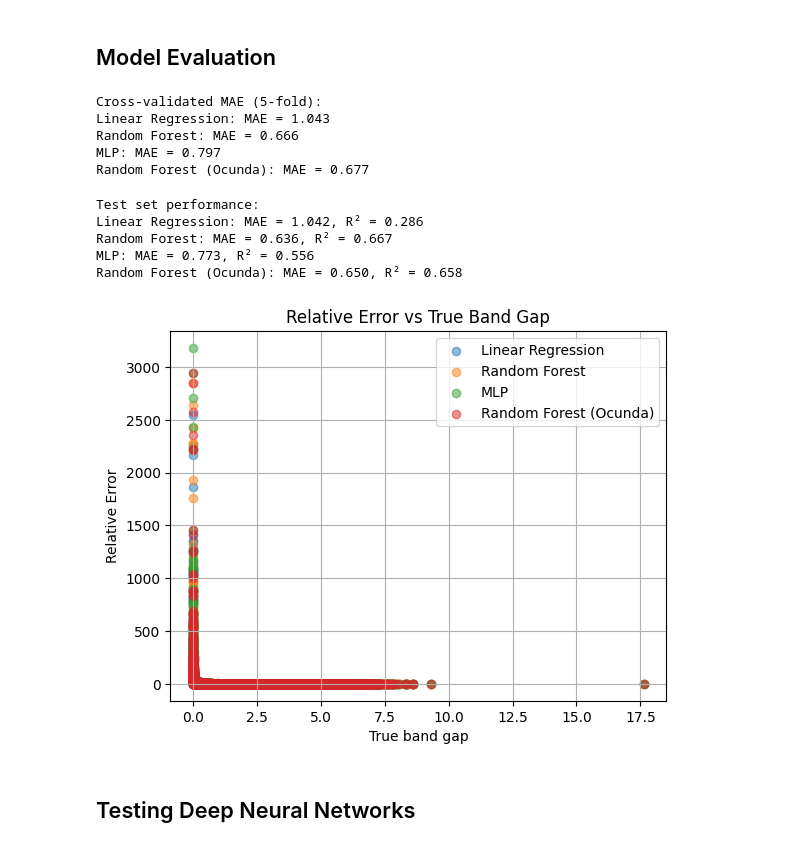
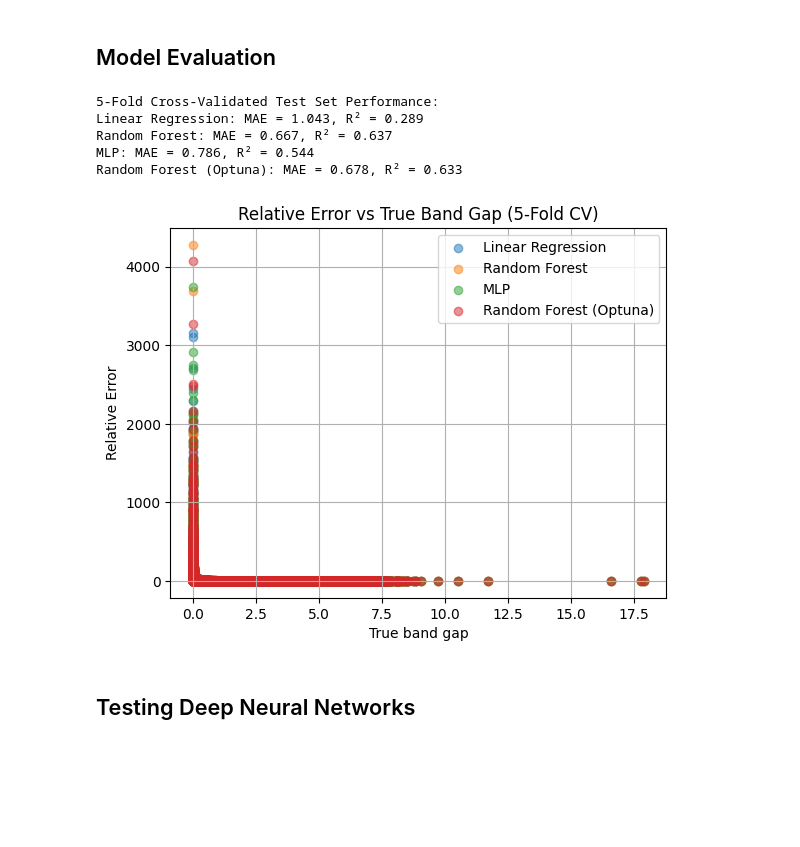
Before and after one commit to immischein/ML-bandgap, a Jupyter notebook: DNN_MAE_Optimization.ipynb, the cells around one changed output. Drawn from its saved outputs; the diff is of its cells as text; code cells hidden in the pictures; blank space fills up the shorter version.

```diff
--- a/DNN_MAE_Optimization.ipynb
+++ b/DNN_MAE_Optimization.ipynb
@@ -271,7 +271,7 @@ models = {
     "Linear Regression": LinearRegression(),
     "Random Forest": RandomForestRegressor(n_estimators=100, random_state=42, n_jobs=-1),
     "MLP": MLPRegressor(hidden_layer_sizes=(100, 50), max_iter=500, early_stopping=True, random_state=42),
-    "Random Forest (Ocunda)" : RandomForestRegressor(
+    "Random Forest (Optuna)" : RandomForestRegressor(
     random_state=42,
     n_estimators=800, # number of trees
     max_depth=39, # maximum depth of the individual trees is unlimited
@@ -283,55 +283,38 @@ models = {
 }
 # %% [markdown]
 ## Model Evaluation
-# %%
-# train models
-# Cross validation with 5 folds is a typical choice
-print("\nCross-validated MAE (5-fold):")
-for name, model in models.items():
-    pipeline = make_pipeline(preprocessor, model)
-    scores = cross_val_score(pipeline, X_train, y_train,
-                             scoring="neg_mean_absolute_error", cv=5)
-    print(f"{name}: MAE = {-np.mean(scores):.3f}")
-# %% [output]
-Cross-validated MAE (5-fold):
-Linear Regression: MAE = 1.043
-Random Forest: MAE = 0.666
-MLP: MAE = 0.797
-Random Forest (Ocunda): MAE = 0.677
 # %%
-# Fit on full training set and evaluate on test set
+from sklearn.model_selection import KFold, cross_val_predict
+
 results = {}
-print("\nTest set performance:")
+print("\n5-Fold Cross-Validated Test Set Performance:")
+kf = KFold(n_splits=5, shuffle=True, random_state=42)
+
 for name, model in models.items():
-    pipeline = make_pipeline(preprocessor, model)
-    pipeline.fit(X_train, y_train)
-    y_pred = pipeline.predict(X_test)
+   pipeline = make_pipeline(preprocessor, model)
+   y_pred = cross_val_predict(pipeline, X_train, y_train, cv=kf)
+   mae = mean_absolute_error(y_train, y_pred)
+   r2 = r2_score(y_train, y_pred)
+   results[name] = {"mae": mae, "r2": r2}
 
-    mae = mean_absolute_error(y_test, y_pred)
-    r2 = r2_score(y_test, y_pred)
-    results[name] = {"mae": mae, "r2": r2}
+   print(f"{name}: MAE = {mae:.3f}, R² = {r2:.3f}")
 
-    print(f"{name}: MAE = {mae:.3f}, R² = {r2:.3f}")
-
-    # Plot MAE vs true value
-    relative_error = np.abs(y_pred - y_test) / y_test
-    plt.scatter(y_test, relative_error, label=name, alpha=0.5)
-
-    #plt.scatter(y_test, np.abs(y_pred - y_test), label=name, alpha=0.5)
+   relative_error = np.abs(y_pred - y_train) / y_train
+   plt.scatter(y_train, relative_error, label=name, alpha=0.5)
 
 plt.xlabel("True band gap")
 plt.ylabel("Relative Error")
-plt.title("Relative Error vs True Band Gap")
+plt.title("Relative Error vs True Band Gap (5-Fold CV)")
 plt.legend()
 plt.grid(True)
 plt.show()
 # %% [output]
-Test set performance:
-Linear Regression: MAE = 1.042, R² = 0.286
-Random Forest: MAE = 0.636, R² = 0.667
-MLP: MAE = 0.773, R² = 0.556
-Random Forest (Ocunda): MAE = 0.650, R² = 0.658
+5-Fold Cross-Validated Test Set Performance:
+Linear Regression: MAE = 1.043, R² = 0.289
+Random Forest: MAE = 0.667, R² = 0.637
+MLP: MAE = 0.786, R² = 0.544
+Random Forest (Optuna): MAE = 0.678, R² = 0.633
-[figure, old version]
+[figure, new version]
 # %% [markdown]
 ## Testing Deep Neural Networks
 # %%
```
Also changed, not shown: parts of 36 cells of this notebook.
